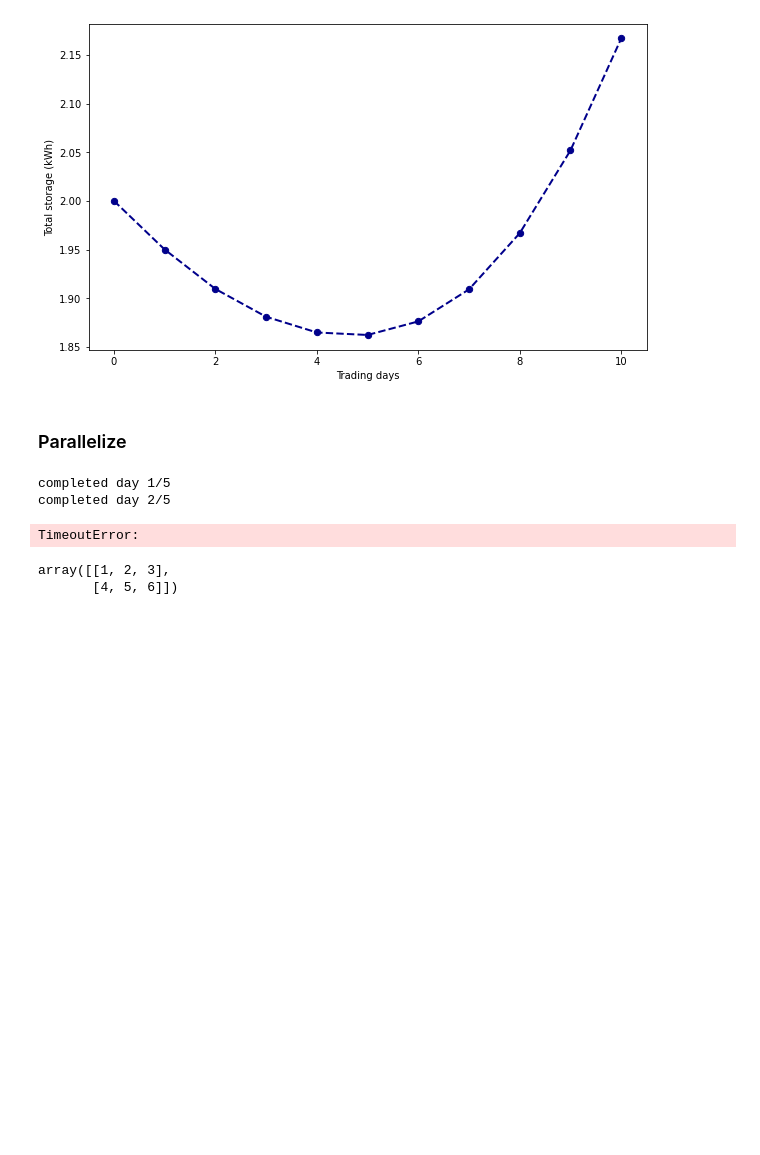
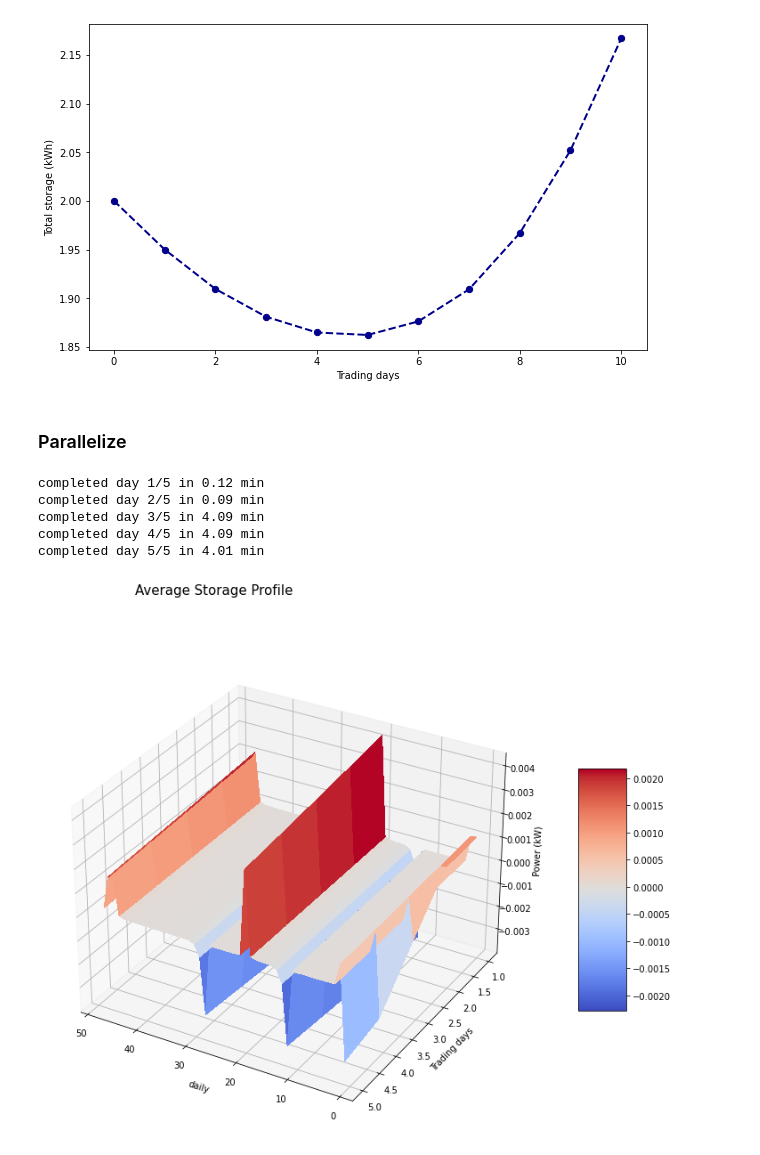
Before and after one commit to rossetl/GT-Smart-Grids, a Jupyter notebook: notebook2.ipynb, the cells around one changed output. Drawn from its saved outputs; the diff is of its cells as text; code cells hidden in the pictures; blank space fills up the shorter version.

Commit message:
fixed parallel simulation

```diff
--- a/notebook2.ipynb
+++ b/notebook2.ipynb
@@ -228,4 +223,0 @@ opt = pool.starmap(optimize_b, args)
-# %%
-from joblib import parallel_backend, Parallel, delayed
-with Parallel(n_jobs=4) as parallel:
-    opt = parallel((delayed(optimize_b)(n, 0.2, 0.2, p, c, 0.8, e0, e, l) for n in range(n_nodes)))
@@ -427,25 +399,23 @@ p = market_price(l.sum(axis=0) - b_pm[:, T:].sum(axis=0) + b_pm[:, :T].sum(axis=
 p_history = np.append(p_history, [p], axis=0)
 e_history = np.append(e_history, e.sum())
 # %%
-import multiprocessing as mp
-pool = mp.Pool(mp.cpu_count())
-e_opt_dict = {}
-b_opt_dict = {}
 for d in range(n_days):
+    t_start = time.time()
     profiles = np.ndarray((n_nodes, T))
-
+    b_opt = np.ndarray(shape=(0, 2*T))
     # optimize e
-    for n in range(n_nodes):
-        e_opt_dict[n] = pool.apply_async(optimize_e, args=(n, b_pm, p, l, c, e0))
-    e_opt = np.array([e_opt_dict[n].get(timeout=180) for n in range(n_nodes)])
+    with Parallel(n_jobs=n_nodes) as parallel:
+        e_opt = parallel(delayed(optimize_e)(n, b_pm, p, l, c, e0) for n in range(n_nodes))
+    e_opt = np.array(e_opt)
 
     # update e
     e = e + beta_1*(e_opt - e)
 
     # optimize b
+    with Parallel(n_jobs=n_nodes) as parallel:
+        b_opt_list = parallel(delayed(optimize_b)(n, b_sup, b_inf, p, c, alpha, e0, e, l) for n in range(n_nodes))
     for n in range(n_nodes):
-        b_opt_dict[n] = pool.apply_async(optimize_b, args=(n, b_sup, b_inf, p, c, alpha, e0, e, l))
-    b_opt = np.array([b_opt_dict[n].get(timeout=180) for n in range(n_nodes)])
+        b_opt = np.append(b_opt, [b_opt_list[n]], axis=0)
 
     # update b
     b_pm = b_pm + beta_2 * (b_opt - b_pm)
@@ -457,9 +427,12 @@ for d in range(n_days):
     p = market_price(l.sum(axis=0) - b_pm[:, T:].sum(axis=0) + b_pm[:, :T].sum(axis=0))
     p_history = np.append(p_history, [p], axis=0)
     e_history = np.append(e_history, e.sum())
-    print(f'completed day {d+1}/{n_days}')
-pool.close()
+    t_stop = time.time()
+    time_elapsed = round((t_stop - t_start)/60, 2)
+    print('completed day {d}/{n_days} in {mins} min'.format(d=d+1, n_days=n_days, mins=time_elapsed))
 # %% [output]
-completed day 1/5
-completed day 2/5
+completed day 1/5 in 0.12 min
+completed day 2/5 in 0.09 min
+completed day 3/5 in 4.09 min
+completed day 4/5 in 4.09 min
+completed day 5/5 in 4.01 min
-TimeoutError:
@@ -469,5 +439,16 @@ b = [a[n] for n in range(3)]
-# %%
-np.array([[1,2,3],[4,5,6]])
-# %% [output]
-array([[1, 2, 3],
-       [4, 5, 6]])
+# %%
+from matplotlib import cm
+fig, ax = plt.subplots(subplot_kw={"projection": "3d"}, figsize=(20,10))
+X = np.arange(1, T+1, 1)
+Y = np.arange(1, n_days+1, 1)
+X, Y = np.meshgrid(X, Y)
+surf = ax.plot_surface(X, Y, b_history, cmap=cm.coolwarm,
+                       linewidth=0, antialiased=False)
+ax.set_ylabel('Trading days', size=10)
+ax.set_xlabel('daily', size=10)
+ax.set_zlabel('Power (kW)', size=10)
+fig.colorbar(surf, shrink=0.5, aspect=5)
+ax.view_init(30, 120)
+fig.suptitle('Average Storage Profile', size=15);
+# %% [output]
+[figure, added]
```
Also changed, not shown: parts of 7 cells of this notebook, 2 other files.
